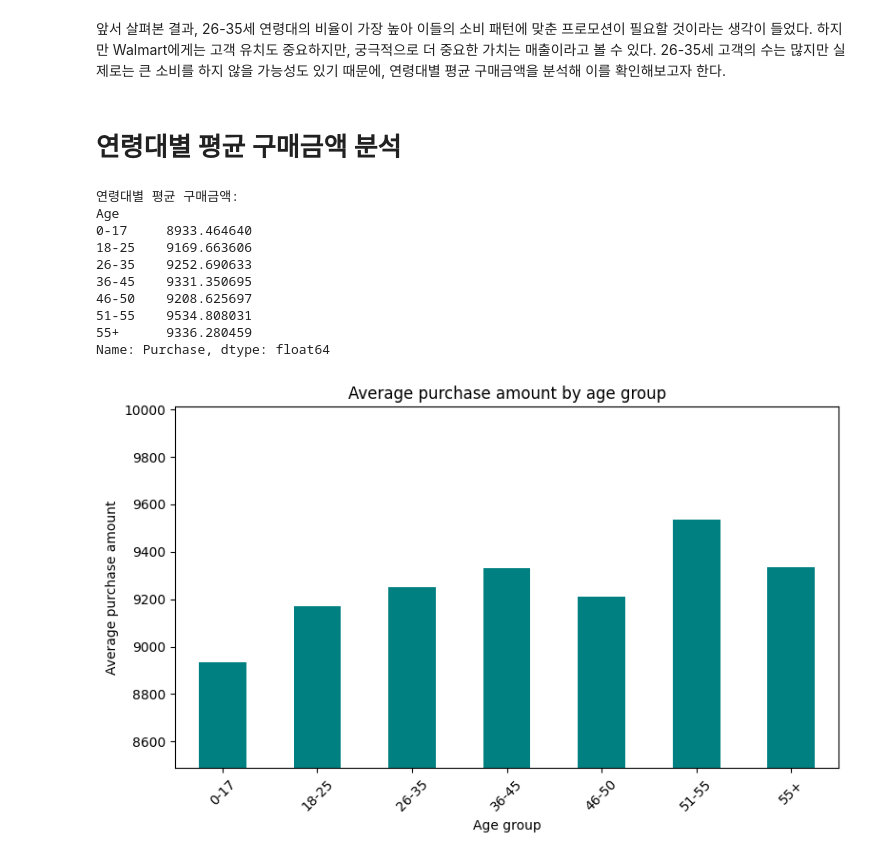
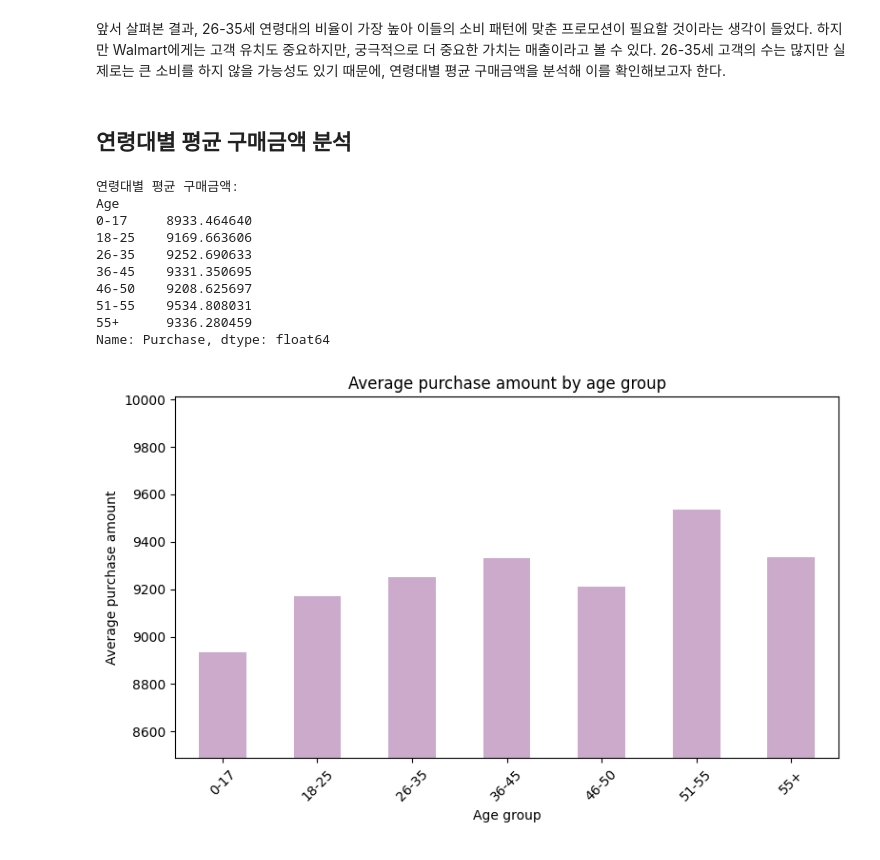
Before and after one commit to hongsh2003/hipython_rep, a Jupyter notebook: 02_data_analysis/분석보고서2.ipynb, the cells around one changed output. Cells and saved outputs as stored; diff of their text form; code cells hidden in the pictures.

```diff
--- a/02_data_analysis/분석보고서2.ipynb
+++ b/02_data_analysis/분석보고서2.ipynb
@@ -27,0 +119,17 @@ df
+# %%
+# IQR 기반 이상치 경계 계산
+Q1 = df['Purchase'].quantile(0.25)
+Q3 = df['Purchase'].quantile(0.75)
+IQR = Q3 - Q1
+
+lower_bound = Q1 - 1.5 * IQR
+upper_bound = Q3 + 1.5 * IQR
+
+# 이상치 여부 태그
+df['is_outlier'] = ((df['Purchase'] < lower_bound) | (df['Purchase'] > upper_bound)).astype(int)
+
+# clip 처리로 상/하한값으로 이상치 대체
+df['Purchase_capped'] = df['Purchase'].clip(lower=lower_bound, upper=upper_bound)
+
+# 결과 확인
+print(df[['Purchase', 'Purchase_capped', 'is_outlier']].head())
@@ -112,39 +233,39 @@ plt.show()
 # %% [markdown]
 앞서 살펴본 결과, 26-35세 연령대의 비율이 가장 높아 이들의 소비 패턴에 맞춘 프로모션이 필요할 것이라는 생각이 들었다. 하지만 Walmart에게는 고객 유치도 중요하지만, 궁극적으로 더 중요한 가치는 매출이라고 볼 수 있다. 26-35세 고객의 수는 많지만 실제로는 큰 소비를 하지 않을 가능성도 있기 때문에, 연령대별 평균 구매금액을 분석해 이를 확인해보고자 한다.
 # %% [markdown]
-# 연령대별 평균 구매금액 분석
+## 연령대별 평균 구매금액 분석
 # %%
 # 연령대별 평균 구매금액 분석
 age_purchase = df.groupby('Age')['Purchase'].mean().sort_index()
 
 print("연령대별 평균 구매금액:")
 print(age_purchase)
 
 # 시각화
 plt.figure(figsize=(8, 5))
-ax = age_purchase.plot(kind='bar', color='teal')
+ax = age_purchase.plot(kind='bar', color='#CBAACB')
 plt.title('Average purchase amount by age group')
 plt.ylabel('Average purchase amount')
 plt.xlabel('Age group')
 plt.xticks(rotation=45)
 
 # y축 범위 조정 (구매금액 min/max 기준 살짝 여유)
 min_val = age_purchase.min() * 0.95
 max_val = age_purchase.max() * 1.05
 plt.ylim(min_val, max_val)
 
 plt.tight_layout()
 plt.show()
 # %% [output]
 연령대별 평균 구매금액:
 Age
 0-17     8933.464640
 18-25    9169.663606
 26-35    9252.690633
 36-45    9331.350695
 46-50    9208.625697
 51-55    9534.808031
 55+      9336.280459
 Name: Purchase, dtype: float64
-[figure, old version]
+[figure, new version]
 # %% [markdown]
```
Also changed, not shown: parts of 33 cells of this notebook.
